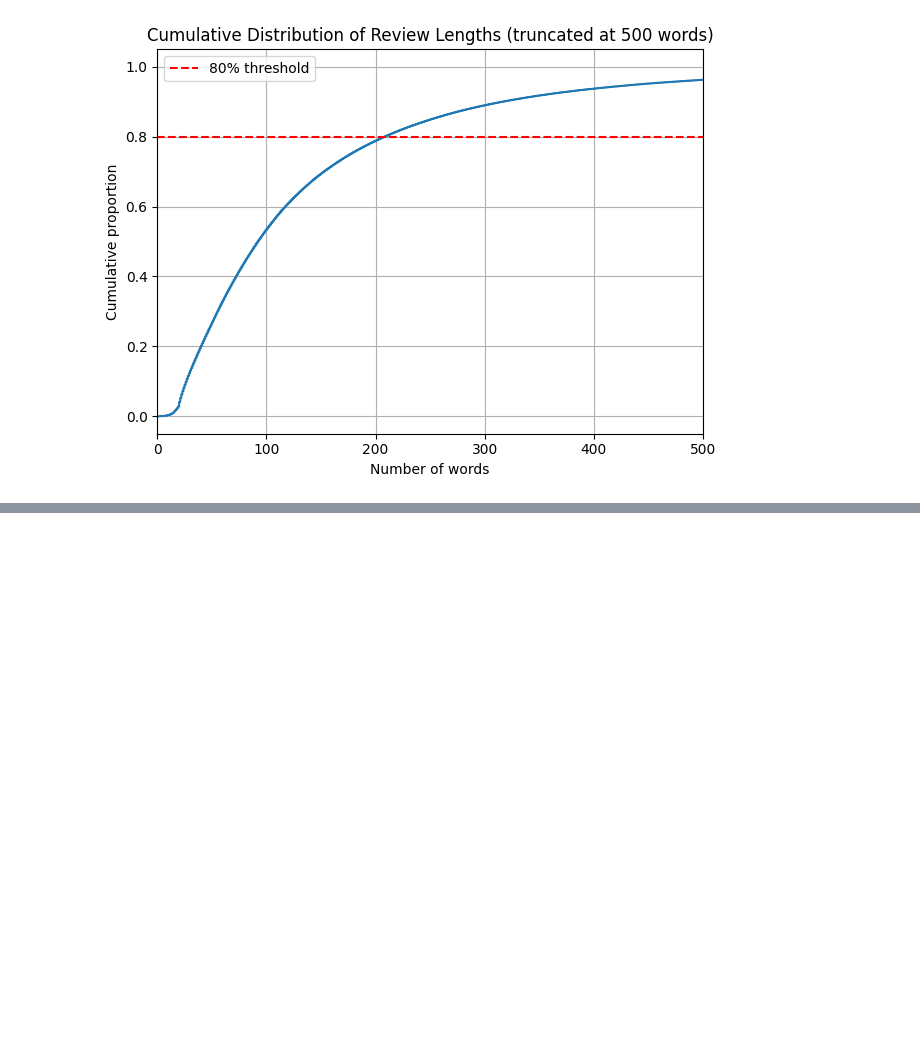
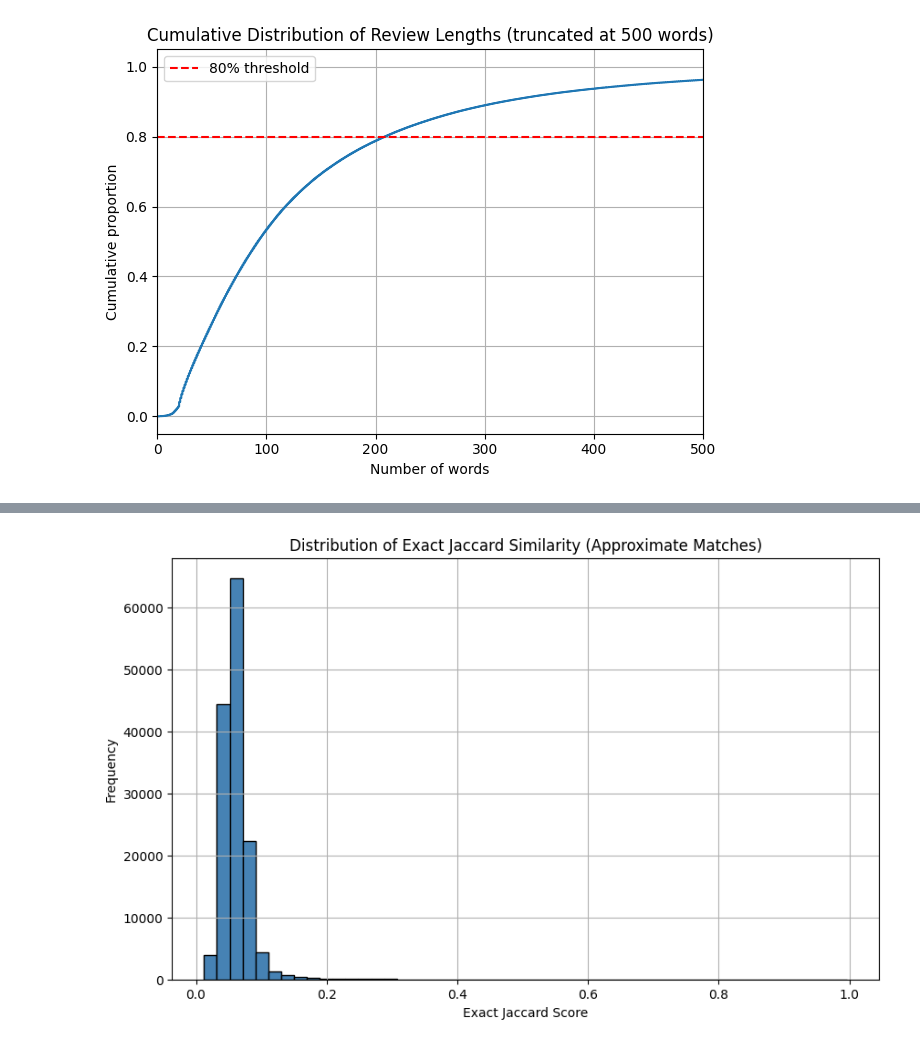
Before and after one commit to hmente/finding-similar-items, a Jupyter notebook: FindingSimilarItems.ipynb, the cells around one changed output, grey strips where cells are left out. Saved outputs shown, nothing was run; the diff lists cells and outputs as text; code cells hidden in the pictures; blank space fills up the shorter version.

```diff
--- a/FindingSimilarItems.ipynb
+++ b/FindingSimilarItems.ipynb
@@ -194,9 +194,0 @@ for i, row in df_cleaned.iterrows():
-# %%
-similar_pairs = []
-
-for i in range(len(df_cleaned)):
-    result = lsh.query(minhashes[f"doc_{i}"])
-    for match in result:
-        j = int(match.split("_")[1])
-        if i < j:
-            similar_pairs.append((i, j))
@@ -234,0 +225,2 @@ Actual Jaccard Similarity: 0.173
+# %%
+similar_pairs, duration = find_similar_pairs(df_cleaned)
@@ -234,0 +232,34 @@ Actual Jaccard Similarity: 0.173
+# %%
+def jaccard_similarity(set1, set2):
+    return len(set1 & set2) / len(set1 | set2) if set1 | set2 else 0
+
+exact_scores = []
+
+for i, j in similar_pairs:
+    text_i = df_cleaned.iloc[i]["clean_text"]
+    text_j = df_cleaned.iloc[j]["clean_text"]
+    original_i = df_cleaned.iloc[i]["review/text"]
+    original_j = df_cleaned.iloc[j]["review/text"]
+    shingles_i = get_shingles(text_i)
+    shingles_j = get_shingles(text_j)
+    score = jaccard_similarity(shingles_i, shingles_j)
+    exact_scores.append((i, j, score, original_i, original_j))
+
+df_eval = pd.DataFrame(
+    exact_scores,
+    columns=["doc_i", "doc_j", "exact_jaccard", "review_i", "review_j"]
+)
+
+df_eval.sort_values(by="exact_jaccard", ascending=False).head(100).to_csv("evaluation_top100.csv", index=False)
+# %%
+import matplotlib.pyplot as plt
+
+plt.figure(figsize=(10, 6))
+plt.hist(df_eval["exact_jaccard"], bins=50, color="steelblue", edgecolor="black")
+plt.title("Distribution of Exact Jaccard Similarity (Approximate Matches)")
+plt.xlabel("Exact Jaccard Score")
+plt.ylabel("Frequency")
+plt.grid(True)
+plt.show()
+# %% [output]
+[figure, added]
```
Also changed, not shown: parts of 17 cells of this notebook, 5 other files.
